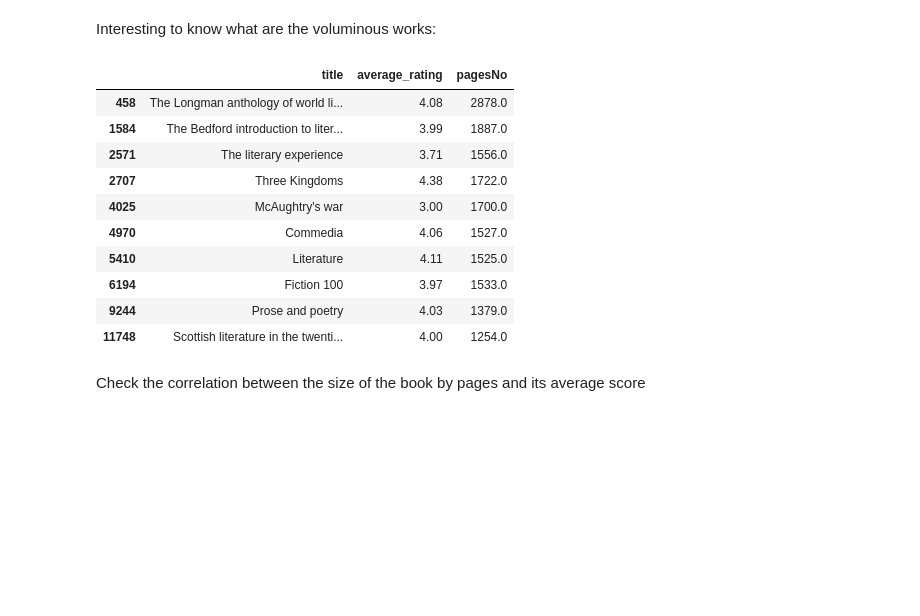
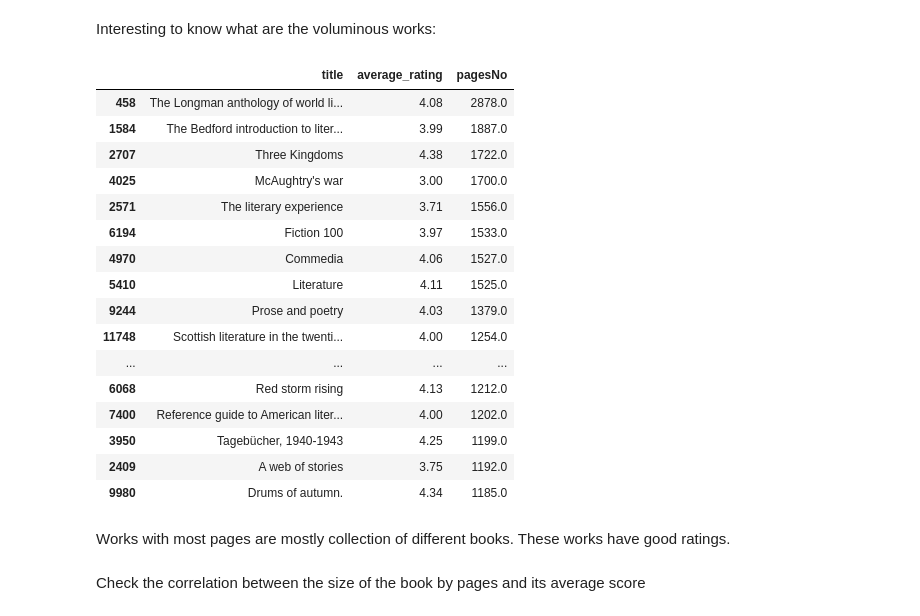
Before and after one commit to klitonandrea/BookRatings, a Jupyter notebook: Story telling with book ratings.ipynb, the cells around one changed output. Cells and saved outputs as stored; diff of their text form; code cells hidden in the pictures; blank space fills up the shorter version.

```diff
--- a/Story telling with book ratings.ipynb
+++ b/Story telling with book ratings.ipynb
@@ -379,19 +437,27 @@ Name: pagesNo, dtype: int64
 # %% [markdown]
 Interesting to know what are the voluminous works:
 # %%
-BookInfo[['title', 'average_rating', 'pagesNo']][BookInfo.pagesNo >= 1254]
+BookInfo[['title', 'average_rating', 'pagesNo']][BookInfo.pagesNo >= 900].sort_values(by='pagesNo', ascending=False).head(20) #1254]
 # %% [output]
 |  | title | average_rating | pagesNo |
 | 458 | The Longman anthology of world li... | 4.08 | 2878.0 |
 | 1584 | The Bedford introduction to liter... | 3.99 | 1887.0 |
-| 2571 | The literary experience | 3.71 | 1556.0 |
 | 2707 | Three Kingdoms | 4.38 | 1722.0 |
 | 4025 | McAughtry's war | 3.00 | 1700.0 |
+| 2571 | The literary experience | 3.71 | 1556.0 |
+| 6194 | Fiction 100 | 3.97 | 1533.0 |
 | 4970 | Commedia | 4.06 | 1527.0 |
 | 5410 | Literature | 4.11 | 1525.0 |
-| 6194 | Fiction 100 | 3.97 | 1533.0 |
 | 9244 | Prose and poetry | 4.03 | 1379.0 |
 | 11748 | Scottish literature in the twenti... | 4.00 | 1254.0 |
+| ... | ... | ... | ... |
+| 6068 | Red storm rising | 4.13 | 1212.0 |
+| 7400 | Reference guide to American liter... | 4.00 | 1202.0 |
+| 3950 | Tagebücher, 1940-1943 | 4.25 | 1199.0 |
+| 2409 | A web of stories | 3.75 | 1192.0 |
+| 9980 | Drums of autumn. | 4.34 | 1185.0 |
+# %% [markdown]
+Works with most pages are mostly collection of different books. These works have good ratings.
 # %% [markdown]
 Check the correlation between the size of the book by pages and its average score
 # %%
```
Also changed, not shown: parts of 31 cells of this notebook.
